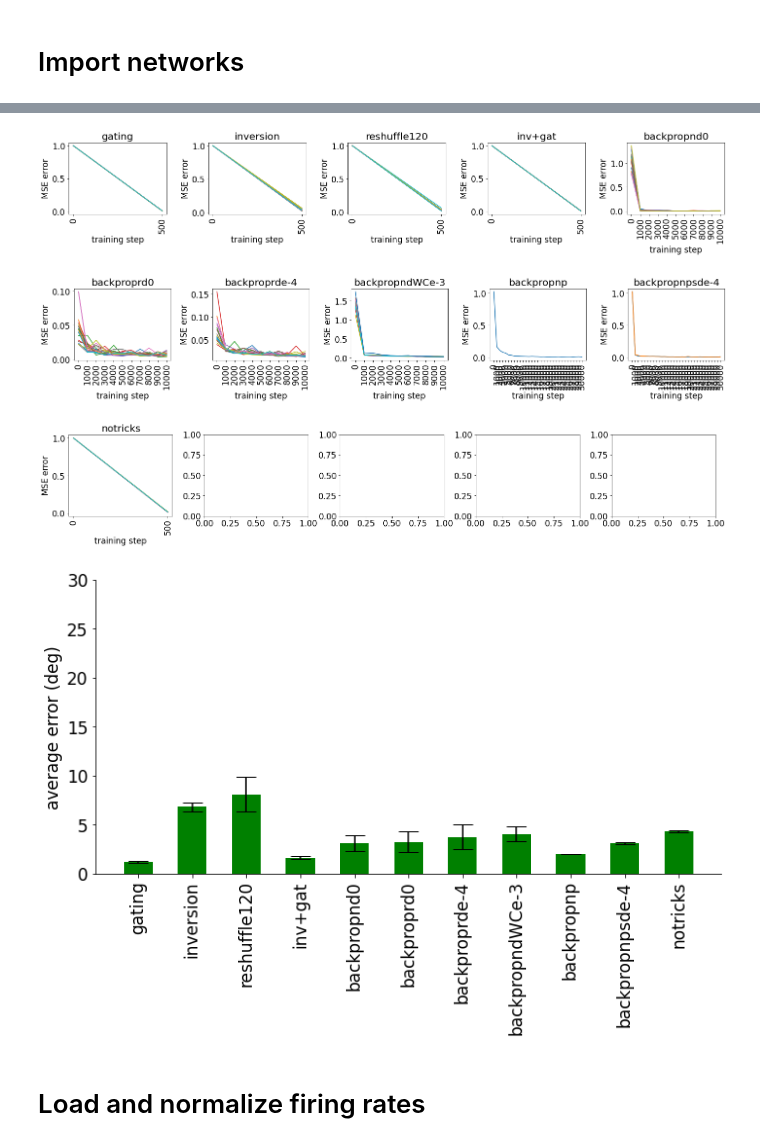
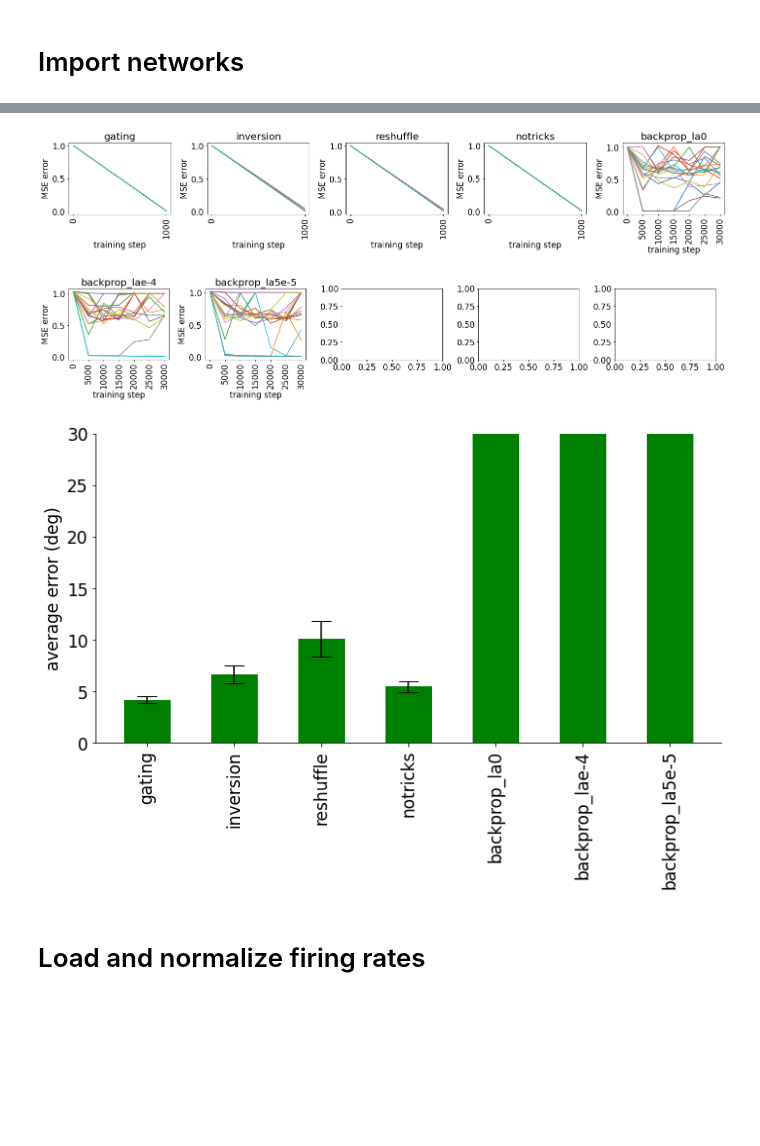
Before and after one commit to azaho/ccn_story3, a Jupyter notebook: netdist.ipynb, the cells around one changed output, grey strips where cells are left out. Drawn from its saved outputs; the diff is of its cells as text; code cells hidden in the pictures; blank space fills up the shorter version.

```diff
--- a/netdist.ipynb
+++ b/netdist.ipynb
@@ -33,7 +33,17 @@ all_networks = {
     },
     "backprop_la0": {
         "color": np.random.rand(3,),  # random color
-        "names": [f"data/backpropnpCTRNN_2DIR1O_dr100_n0.1_la0.0001_rAA_dv" for i in range(20)],
+        "names": [f"data/backpropnpCTRNN_2DIR1O_dr100_n0.1_la0_r{i}_dv" for i in range(20)],
+        "indices": np.arange(0, 64, 16)
+    },
+    "backprop_lae-4": {
+        "color": np.random.rand(3,),  # random color
+        "names": [f"data/backpropnpCTRNN_2DIR1O_dr100_n0.1_la0.0001_r{i}_dv" for i in range(20)],
+        "indices": np.arange(0, 64, 16)
+    },
+    "backprop_la5e-5": {
+        "color": np.random.rand(3,),  # random color
+        "names": [f"data/backpropnpCTRNN_2DIR1O_dr100_n0.1_la5e-05_r{i}_dv" for i in range(20)],
         "indices": np.arange(0, 64, 16)
     },
     "diego_phd_mst": {
@@ -66,7 +76,7 @@ for network in all_networks.values():
     network["metadatas"] = []
     for name in network["names"]:
         with open(name+"/info.json") as f: info = json.load(f)
-        network["errors"].append(info["errors"][2])
+        network["errors"].append(info["errors_last"][2])
         network["metadatas"].append(info)
 
 # filter to only use the networks where MSE < 15 deg (only those that converged)
@@ -78,11 +88,12 @@ for name, network in all_networks.items():
                 indices_to_remove.append(i)
 
         print(f"for {name}, keeping {int((1-len(indices_to_remove)/len(network['names']))*100)}% of networks")
-        for x in indices_to_remove[::-1]:
-            del network['names'][x]
-            del network['errors'][x]
-            del network['metadatas'][x]
-        print([i for i in range(20) if i not in indices_to_remove])
+        if False:
+            for x in indices_to_remove[::-1]:
+                del network['names'][x]
+                del network['errors'][x]
+                del network['metadatas'][x]
+            #print([i for i in range(20) if i not in indices_to_remove])
 
 # show all errors through time, for an overview
 row_count = 0  # Counter to track the number of plots in the current row
@@ -144,7 +145,6 @@ for notricks, keeping 100% of networks
-[figure, old version]
+[figure, new version]
-[figure, old version]
+[figure, new version]
-[figure, old version]
+[figure, new version]
-[figure, removed]
 # %% [markdown]
 # Load and normalize firing rates
 # %%
```
Also changed, not shown: parts of 1 cell of this notebook, 2 other files.
